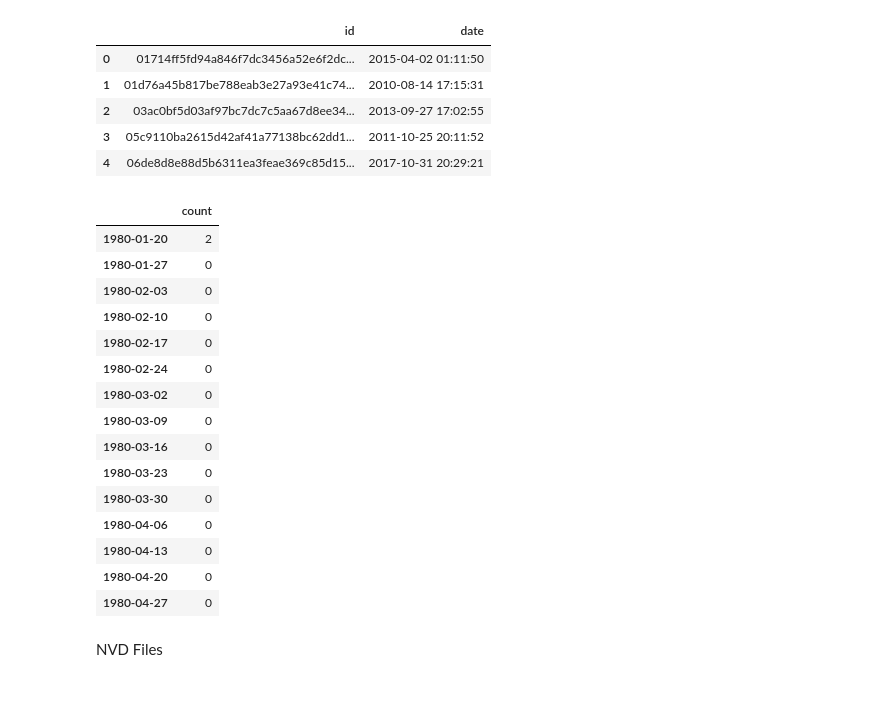
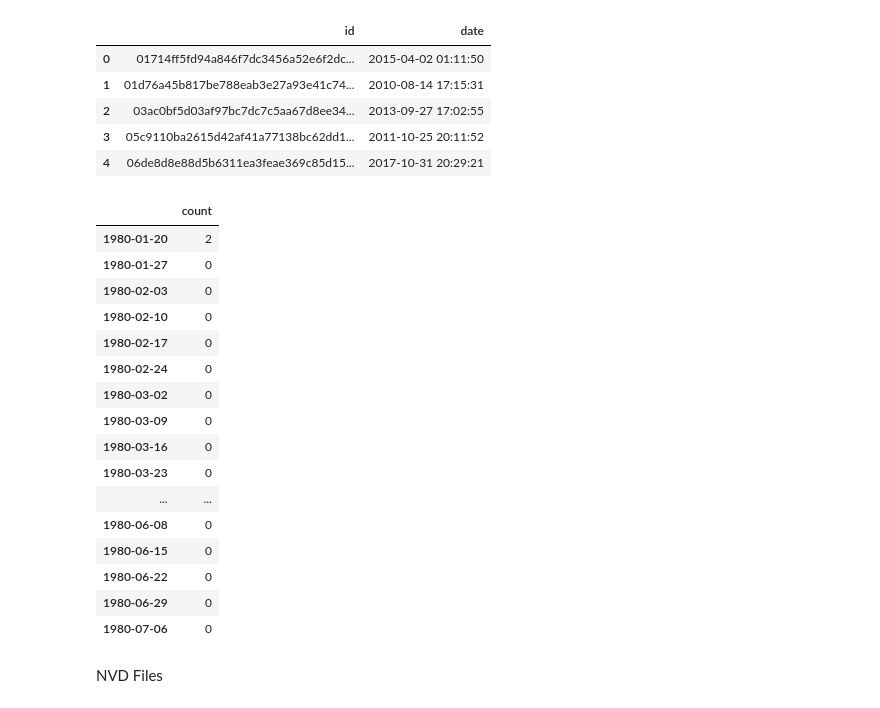
Before and after one commit to UNCG-CSE/Open_Source_Vul_Metrics, a Jupyter notebook: src/SeverityVsFrequencyOfCommits.ipynb, the cells around one changed output. Saved outputs shown, nothing was run; the diff lists cells and outputs as text; code cells hidden in the pictures.

```diff
--- a/src/SeverityVsFrequencyOfCommits.ipynb
+++ b/src/SeverityVsFrequencyOfCommits.ipynb
@@ -29,25 +29,27 @@ rev_df.head()
 # %%
 test = pd.DataFrame()
 test['count'] = rev_df['date'].value_counts().resample('w').apply('count')
+#test['count'] = rev_df['date'].value_counts().resample('w').mean()
 #test = test.truncate(before = "2015-06-01", after = "2015-6-30")
-test.head(15)
+test.head(25)
 # %% [output]
 |  | count |
 | 1980-01-20 | 2 |
 | 1980-01-27 | 0 |
 | 1980-02-03 | 0 |
 | 1980-02-10 | 0 |
 | 1980-02-17 | 0 |
 | 1980-02-24 | 0 |
 | 1980-03-02 | 0 |
 | 1980-03-09 | 0 |
 | 1980-03-16 | 0 |
 | 1980-03-23 | 0 |
-| 1980-03-30 | 0 |
-| 1980-04-06 | 0 |
-| 1980-04-13 | 0 |
-| 1980-04-20 | 0 |
-| 1980-04-27 | 0 |
+| ... | ... |
+| 1980-06-08 | 0 |
+| 1980-06-15 | 0 |
+| 1980-06-22 | 0 |
+| 1980-06-29 | 0 |
+| 1980-07-06 | 0 |
 # %% [markdown]
 NVD Files
 # %%
```
Also changed, not shown: parts of 1 cell of this notebook.
